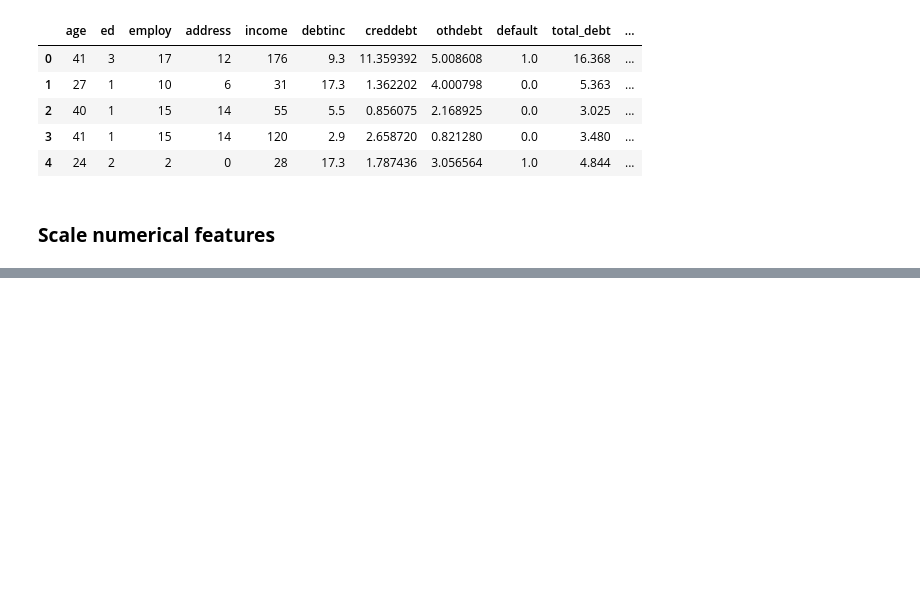
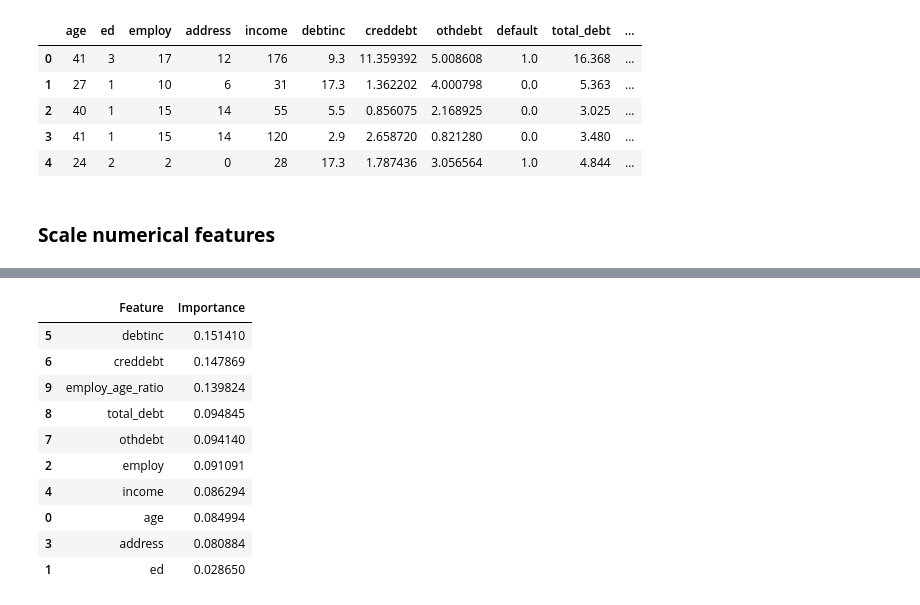
Before and after one commit to Yvesangwa/AI_labs, a Jupyter notebook: Lesson_15_AI_Applications/Loan_Default_Prediction.ipynb, the cells around one changed output, grey strips where cells are left out. Drawn from its saved outputs; the diff is of its cells as text; code cells hidden in the pictures; blank space fills up the shorter version.

```diff
--- a/Lesson_15_AI_Applications/Loan_Default_Prediction.ipynb
+++ b/Lesson_15_AI_Applications/Loan_Default_Prediction.ipynb
@@ -203,0 +243,24 @@ X_test_scaled = scaler.transform(X_test)
+# %%
+# Feature importance
+
+feature_importance = pd.DataFrame({
+    'Feature': X_train.columns,
+    'Importance': rf_model.feature_importances_})
+
+feature_importance = feature_importance.sort_values(
+    'Importance',
+    ascending=False)
+
+feature_importance
+# %% [output]
+|  | Feature | Importance |
+| 5 | debtinc | 0.151410 |
+| 6 | creddebt | 0.147869 |
+| 9 | employ_age_ratio | 0.139824 |
+| 8 | total_debt | 0.094845 |
+| 7 | othdebt | 0.094140 |
+| 2 | employ | 0.091091 |
+| 4 | income | 0.086294 |
+| 0 | age | 0.084994 |
+| 3 | address | 0.080884 |
+| 1 | ed | 0.028650 |
```
Also changed, not shown: parts of 7 cells of this notebook.
